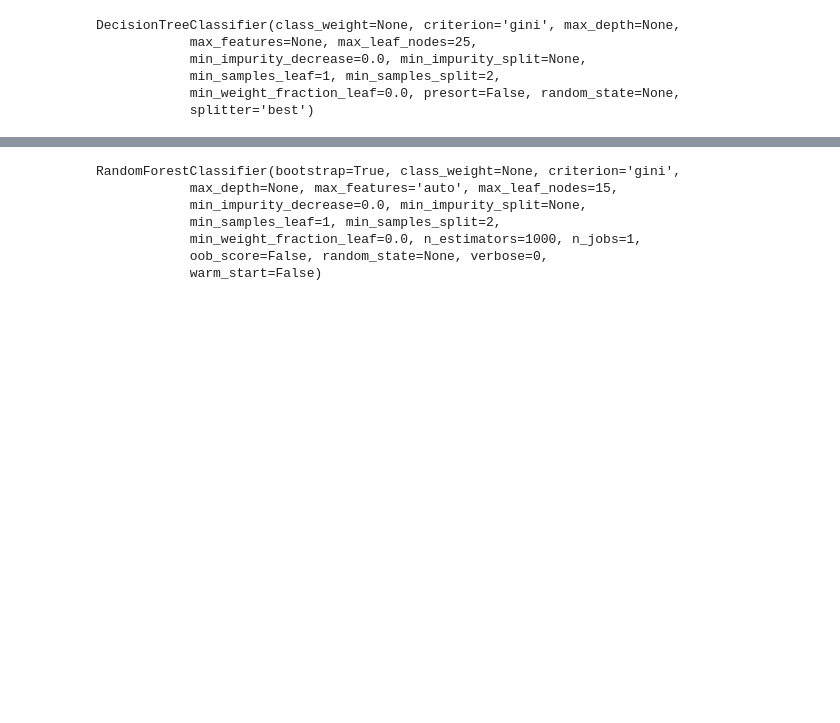
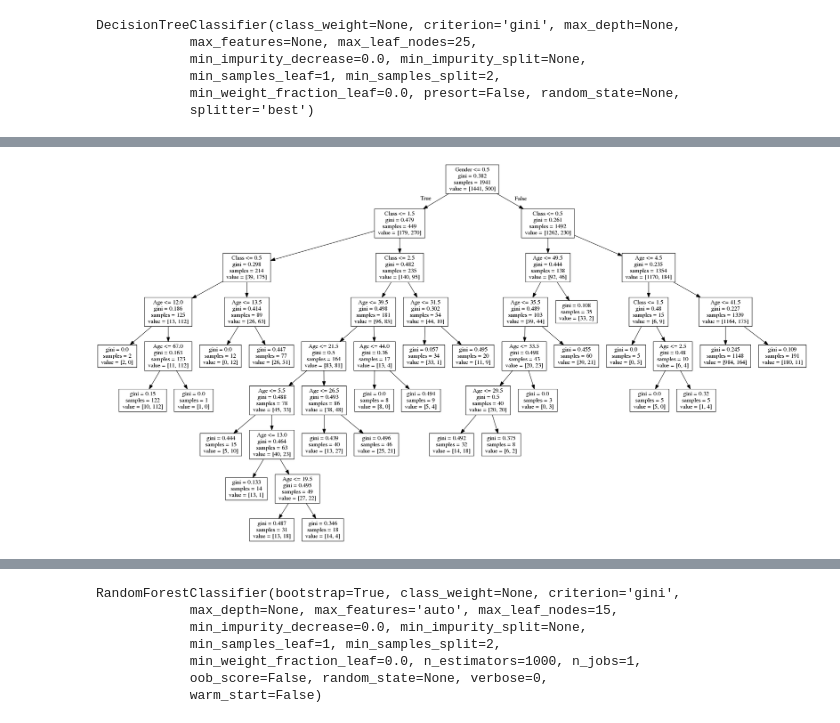
Before and after one commit to renjithmadhavan/dsrm, a Jupyter notebook: Machine Learning/Python/3b - Decision Tree - Random Forest.ipynb, the cells around one changed output, grey strips where cells are left out. Saved outputs shown, nothing was run; the diff lists cells and outputs as text; code cells hidden in the pictures; blank space fills up the shorter version.

```diff
--- a/Machine Learning/Python/3b - Decision Tree - Random Forest.ipynb
+++ b/Machine Learning/Python/3b - Decision Tree - Random Forest.ipynb
@@ -254,8 +256,16 @@ array([0.19511326, 0.        , 0.25175219, 0.        , 0.55313455])
 # %%
 from sklearn import tree
-with open("titanic.dot","w") as f:
-    f = tree.export_graphviz(clf,
-                            feature_names=["Age","Crew/Pass","Class","Adult/Child","Gender"],out_file=f)
+#with open("titanic.dot","w") as f:
+#    f = tree.export_graphviz(clf, feature_names=["Age","Crew/Pass","Class","Adult/Child","Gender"],out_file=f)
+f = tree.export_graphviz(clf, feature_names=["Age","Crew/Pass","Class","Adult/Child","Gender"],out_file=None)
+
+# Draw graph
+graph = pydotplus.graph_from_dot_data(f)
+
+# Show graph
+Image(graph.create_png())
+# %% [output]
+[figure, added]
 # %%
 predictions = clf.predict(test[["Age","Crew/Pass","Class","Adult/Child","Gender"]])
 # %%
```
Also changed, not shown: parts of 6 cells of this notebook, 3 other files.
